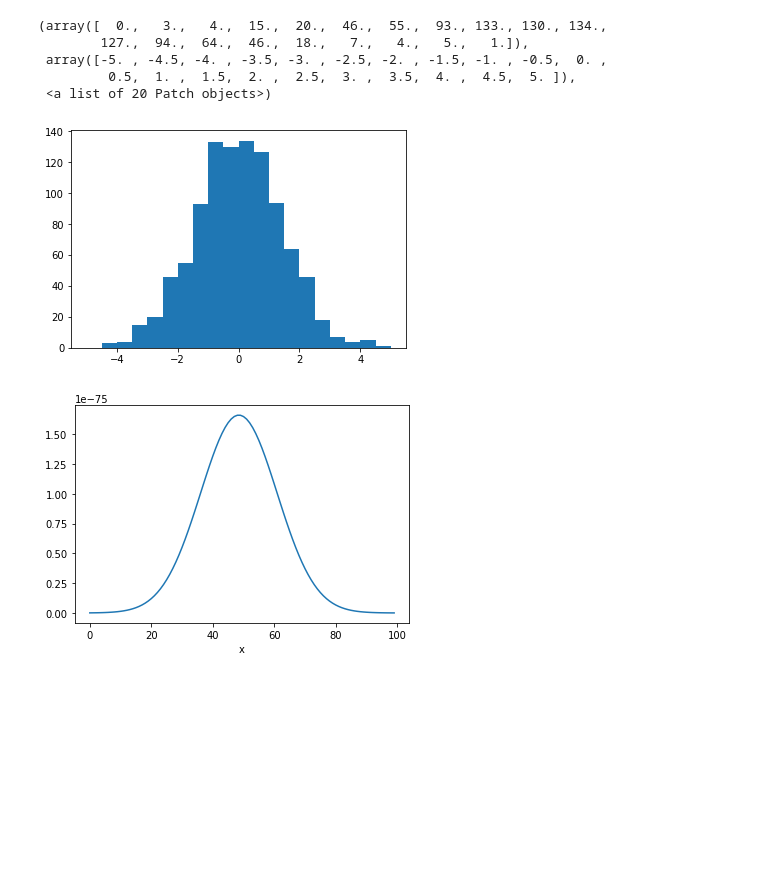
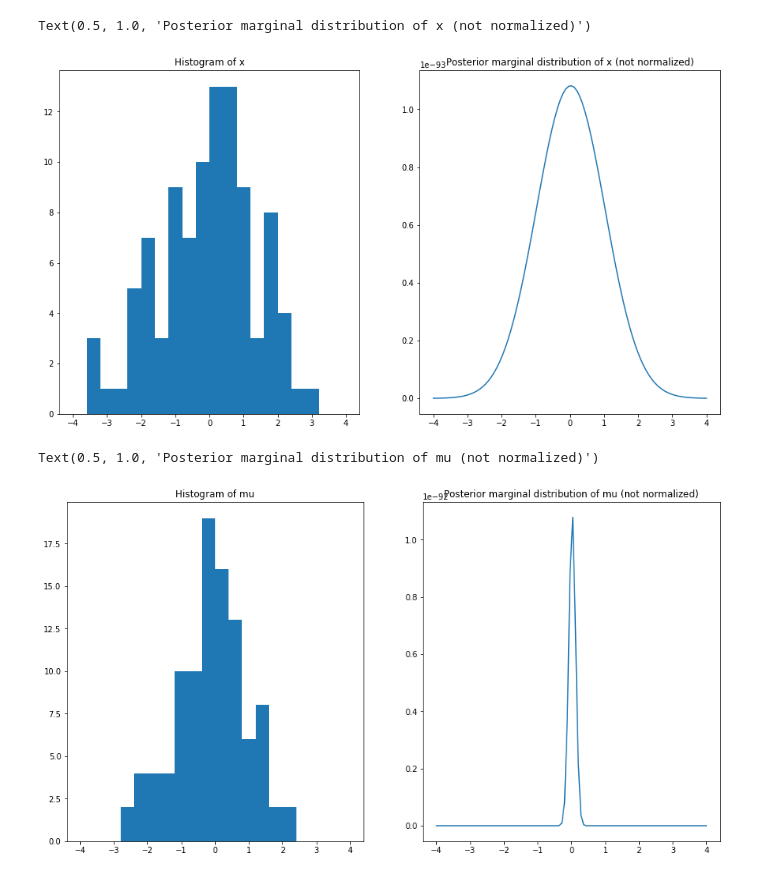
Before and after one commit to jong42/Master_Thesis_CDS, a Jupyter notebook: basic_manual_example.ipynb, the cells around one changed output. Saved outputs shown, nothing was run; the diff lists cells and outputs as text; code cells hidden in the pictures; blank space fills up the shorter version.

```diff
--- a/basic_manual_example.ipynb
+++ b/basic_manual_example.ipynb
@@ -10,11 +32,7 @@ np.random.seed(2)
 # %%
 # Generate data
-size = 100
-mu = np.random.normal(0,1,size=size)
-#mu = np.random.uniform(-1,1,size)
-sigma = 1
-X = np.random.normal(mu,sigma)
-#X = np.random.uniform(-1,1,size)
+mu = np.random.normal(mean_mu,sigma_mu,size=size)
+X = np.random.normal(mu,sigma_x)
 # %%
 # Calculate joint posterior distribution
 def prior_mu(mu):
@@ -67 +85,5 @@ for index_i,i in enumerate(x_plot):
+# %%
+# Calculate marginals for visualization
+marginals_x = [posterior_marginal_x_without_normalizing_constant(x,X) for x in np.linspace(-4,4,resolution_marginal_x)]
+marginals_mu = [posterior_marginal_mu_without_normalizing_constant(mu,X) for mu in np.linspace(-4,4,resolution_marginal_mu)]
 # %%
@@ -76,22 +99,0 @@ _ = plt.scatter(mu, X)
-# %%
-hist(X,range=[-5,5],bins=20)
-# %% [output]
-(array([  0.,   3.,   4.,  15.,  20.,  46.,  55.,  93., 133., 130., 134.,
-        127.,  94.,  64.,  46.,  18.,   7.,   4.,   5.,   1.]),
- array([-5. , -4.5, -4. , -3.5, -3. , -2.5, -2. , -1.5, -1. , -0.5,  0. ,
-         0.5,  1. ,  1.5,  2. ,  2.5,  3. ,  3.5,  4. ,  4.5,  5. ]),
- <a list of 20 Patch objects>)
-[figure, removed]
-# %%
-# Plot posterior marginal distribution of x
-
-marginals=[]
-
-for x in  np.linspace(-4,4,100):
-    marginals.append(posterior_marginal_x_without_normalizing_constant(x,X))
-
-plt.plot(marginals)
-
-plt.show()
-# %% [output]
-[figure, removed]
@@ -99,0 +100,26 @@ plot??
+# %%
+# Visualize posterior marginal distribution of x
+plt.figure(figsize=(15,8))
+plt.subplot(1, 2, 1)
+hist(X,range=[range_marginal_x_lower,range_marginal_x_upper],bins=20)
+plt.title('Histogram of x')
+
+plt.subplot(1, 2, 2)
+plt.plot(np.linspace(range_marginal_x_lower,range_marginal_x_upper,resolution_marginal_x), marginals_x)
+plt.title('Posterior marginal distribution of x (not normalized)')
+# %% [output]
+Text(0.5, 1.0, 'Posterior marginal distribution of x (not normalized)')
+[figure, added]
+# %%
+# Visualize posterior marginal distribution of mu
+plt.figure(figsize=(15,8))
+plt.subplot(1, 2, 1)
+hist(mu,range=[range_marginal_mu_lower,range_marginal_mu_upper],bins=20)
+plt.title('Histogram of mu')
+
+plt.subplot(1, 2, 2)
+plt.plot(np.linspace(range_marginal_mu_lower,range_marginal_mu_upper,resolution_marginal_mu), marginals_mu)
+plt.title('Posterior marginal distribution of mu (not normalized)')
+# %% [output]
+Text(0.5, 1.0, 'Posterior marginal distribution of mu (not normalized)')
+[figure, added]
```
Also changed, not shown: parts of 6 cells of this notebook.
